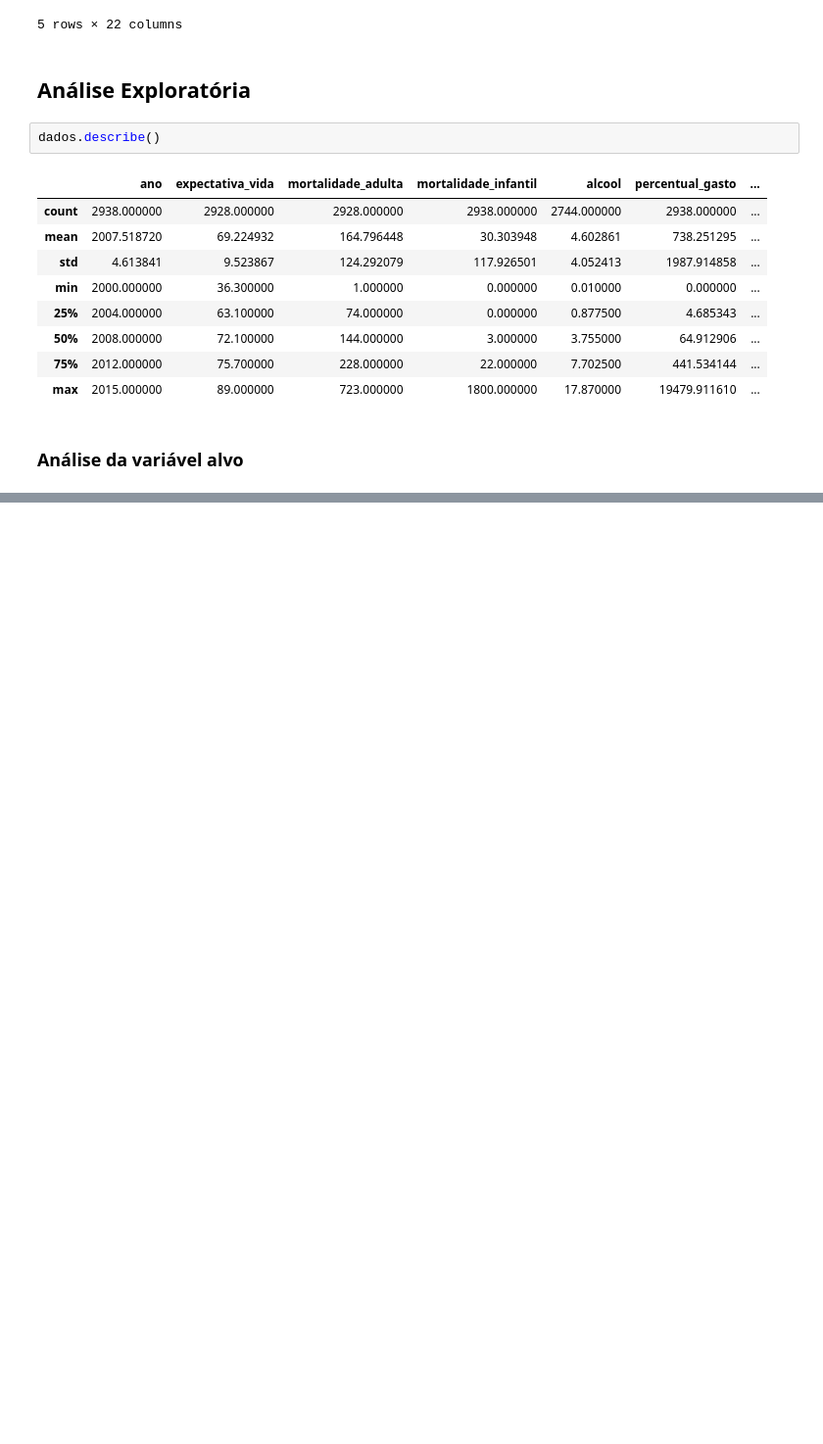
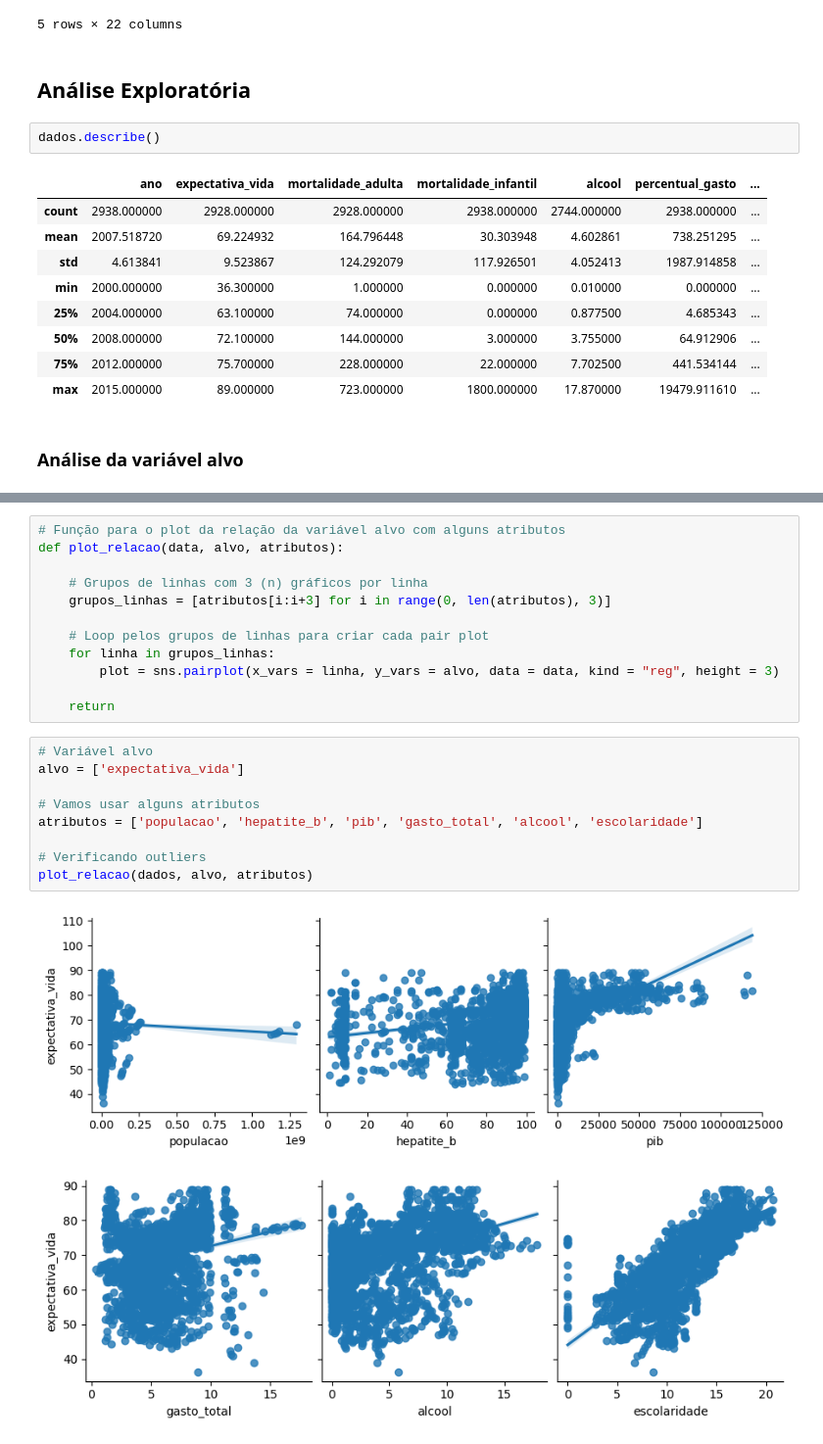
Before and after one commit to prisciladalepiane/machine-learning, a Jupyter notebook: projetos/matematica-estatistica-aplicada/06/modelagem-estatistica-indicadores-socieconomicos.ipynb, the cells around one changed output, grey strips where cells are left out. Shown at 98% size. Cells and saved outputs as stored; diff of their text form; blank space fills up the shorter version.

```diff
--- a/projetos/matematica-estatistica-aplicada/06/modelagem-estatistica-indicadores-socieconomicos.ipynb
+++ b/projetos/matematica-estatistica-aplicada/06/modelagem-estatistica-indicadores-socieconomicos.ipynb
@@ -145,0 +184,24 @@ plt.show()
+# %%
+# Função para o plot da relação da variável alvo com alguns atributos
+def plot_relacao(data, alvo, atributos):
+
+    # Grupos de linhas com 3 (n) gráficos por linha
+    grupos_linhas = [atributos[i:i+3] for i in range(0, len(atributos), 3)]
+
+    # Loop pelos grupos de linhas para criar cada pair plot
+    for linha in grupos_linhas:
+        plot = sns.pairplot(x_vars = linha, y_vars = alvo, data = data, kind = "reg", height = 3)
+
+    return
+# %%
+# Variável alvo
+alvo = ['expectativa_vida']
+
+# Vamos usar alguns atributos
+atributos = ['populacao', 'hepatite_b', 'pib', 'gasto_total', 'alcool', 'escolaridade']
+
+# Verificando outliers
+plot_relacao(dados, alvo, atributos)
+# %% [output]
+[figure, added]
+[figure, added]
```
Also changed, not shown: parts of 26 cells of this notebook.
